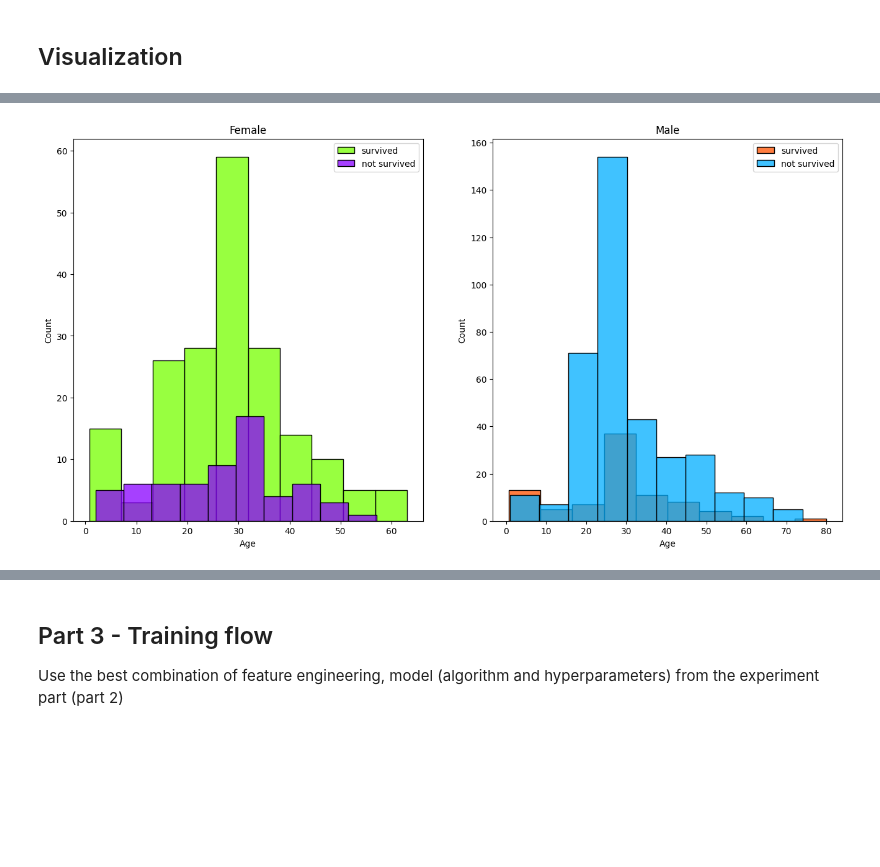
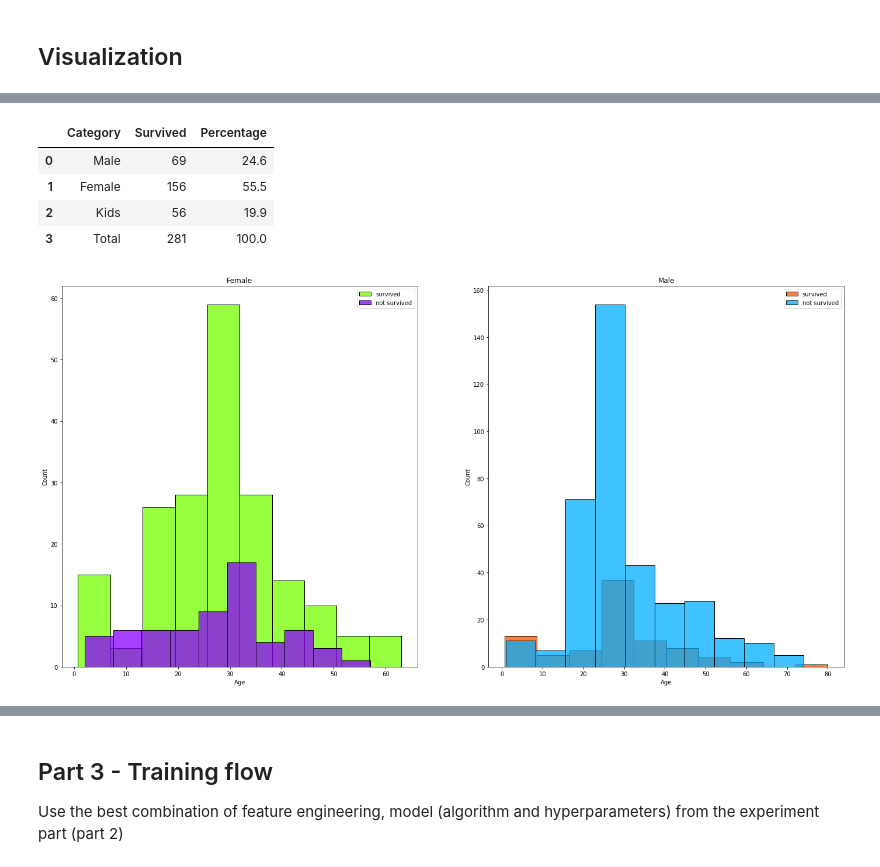
Before and after one commit to eranCat/TitanicML, a Jupyter notebook: Assignment2_supervised_learning_flow.ipynb, the cells around one changed output, grey strips where cells are left out. Saved outputs shown, nothing was run; the diff lists cells and outputs as text; code cells hidden in the pictures; blank space fills up the shorter version.

Commit message:
returning some databases, also enlarging the plots

```diff
--- a/Assignment2_supervised_learning_flow.ipynb
+++ b/Assignment2_supervised_learning_flow.ipynb
@@ -76,16 +77,28 @@ plt.show()
+# %%
+data = {'Category': ['Male', 'Female', 'Kids', 'Total'],
+        'Survived': [survivedManCount, survivedWomenCount, survivedKidsCount, survivedCount]}
+Survivors1 = pd.DataFrame(data)
+Survivors1['Percentage'] = Survivors1['Survived'].apply(lambda x: round((x / survivedCount) * 100, 1))
+Survivors1
+# %% [output]
+|  | Category | Survived | Percentage |
+| 0 | Male | 69 | 24.6 |
+| 1 | Female | 156 | 55.5 |
+| 2 | Kids | 56 | 19.9 |
+| 3 | Total | 281 | 100.0 |
 # %%
 survived = 'survived'
 not_survived = 'not survived'
-fig, axes = plt.subplots(nrows=1, ncols=2,figsize=(16, 8))
+fig, axes = plt.subplots(nrows=1, ncols=2,figsize=(24, 12))
 women = df_train[df_train['Sex']==0]
 men = df_train[df_train['Sex']==1]
 ax = sns.histplot(women[women['Survived']==1].Age.dropna(), bins=10, label = survived, ax = axes[0], kde =False, color="#76FF00")
 ax = sns.histplot(women[women['Survived']==0].Age.dropna(), bins=10, label = not_survived, ax = axes[0], kde =False, color="#8900FF")
 ax.legend()
 ax.set_title('Female')
 ax = sns.histplot(men[men['Survived']==1].Age.dropna(), bins=10, label = survived, ax = axes[1], kde = False, color="#FF5100")
 ax = sns.histplot(men[men['Survived']==0].Age.dropna(), bins=10, label = not_survived, ax = axes[1], kde = False, color="#00AEFF")
 ax.legend()
 _ = ax.set_title('Male')
 # %% [output]
-[figure, old version]
+[figure, new version]
```
Also changed, not shown: parts of 7 cells of this notebook.
